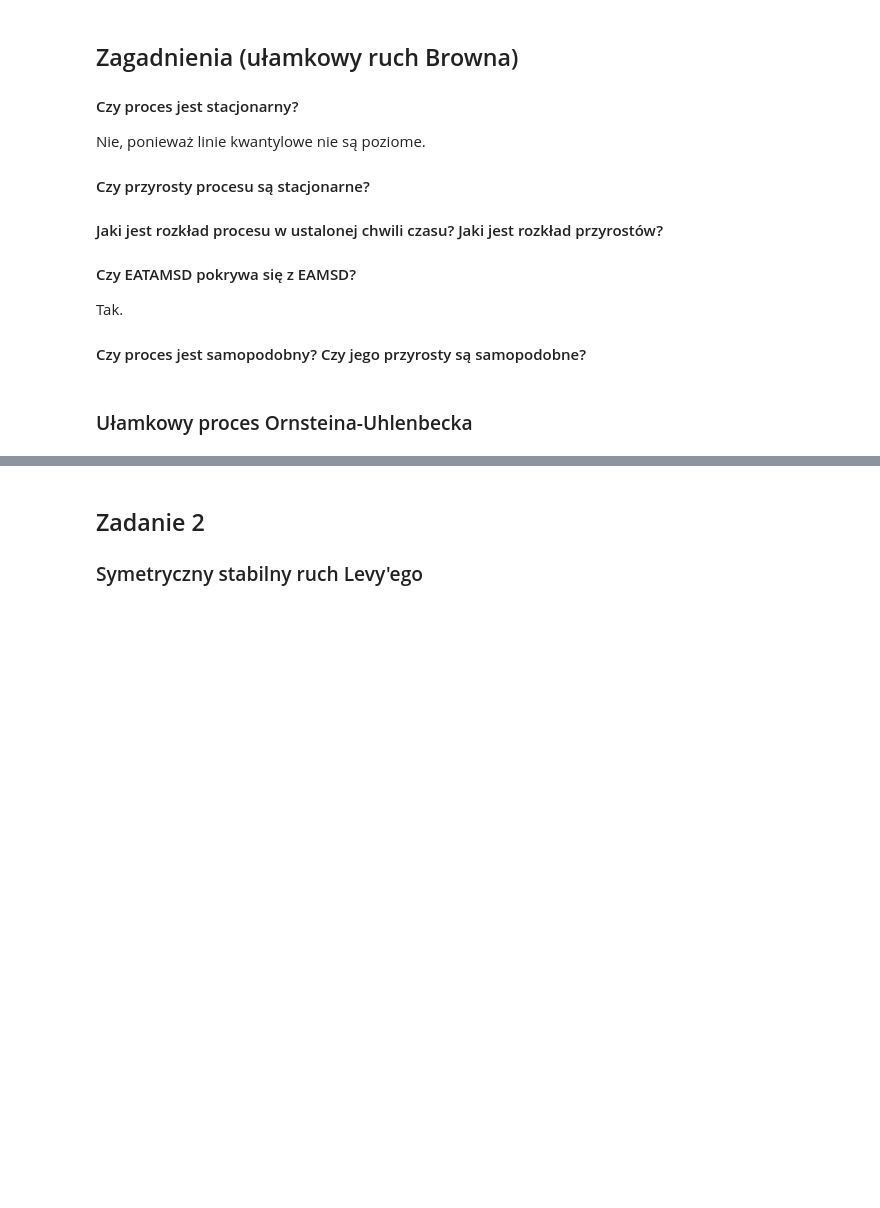
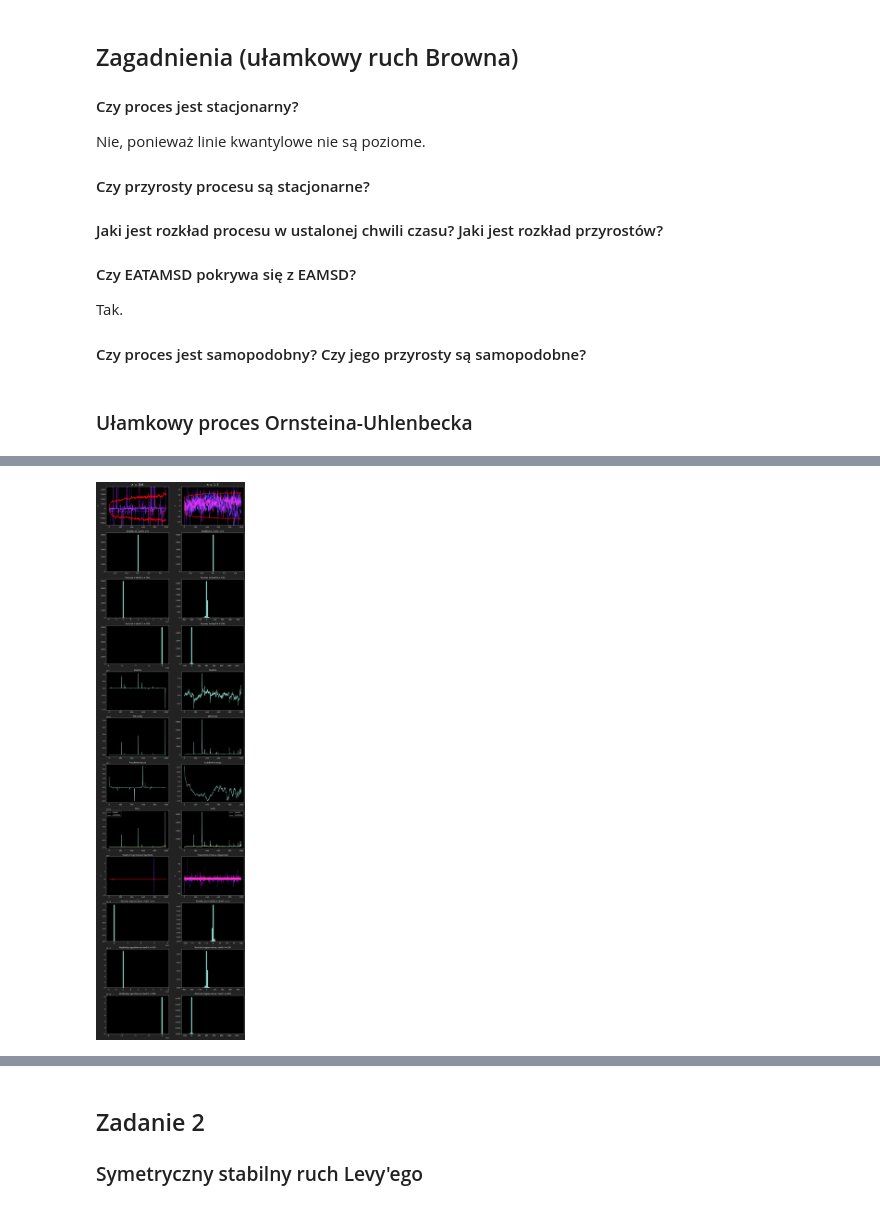
Before and after one commit to BartoszMichalak13/Raports-CSoSP, a Jupyter notebook: ksps_r3_242504_268429.ipynb, the cells around one changed output, grey strips where cells are left out. Cells and saved outputs as stored; diff of their text form; code cells hidden in the pictures; blank space fills up the shorter version.

```diff
--- a/ksps_r3_242504_268429.ipynb
+++ b/ksps_r3_242504_268429.ipynb
@@ -364 +413,82 @@ def get_lamperti_transformed_proc(a, B, proc_len, dt):
+# %%
+a_vals = [0.6, 1.7]
+trajectories_count = 5000
+draw_trajectories = 6
+sim_len = 1000
+dt = 0.01
+
+fig, axes = plt.subplots(12, 2, figsize=(15, 60), facecolor="#222222")
+
+for i, a in enumerate(tqdm(a_vals, desc=f"Simulating trajectories: ")):
+    proc_vals = []
+    increments = []
+
+    for j in range(0, trajectories_count):
+        sim_v = get_flsm_proc(a, 0.0, sim_len, dt)
+        proc_vals.append(sim_v)
+        increments.append(get_increments_proc(sim_v))
+        if j < draw_trajectories:
+            axes[0, i].plot(sim_v, linewidth=1, color=traj_colors[j])
+            axes[8, i].plot(increments[-1], linewidth=1, color=traj_colors[j])
+
+
+    proc_vals = np.array(proc_vals)
+    increments = np.array(increments)
+
+    mean, var, q05, q95 = get_proc_stats(proc_vals)
+    mean_inc, var_inc, q05_inc, q95_inc = get_proc_stats(increments)
+    a_cod = get_auto_codifference(proc_vals[0])
+    a_cov = get_auto_covariance(proc_vals[0])
+    eamsd, eatamsd = get_msd(proc_vals)
+
+    axes[0, i].plot(q05, color="red", label="Linie kwantylowe", linewidth=2)
+    axes[0, i].plot(q95, color="red", linewidth=2)
+    axes[0, i].set_xlabel("t")
+    axes[0, i].set_ylabel("X")
+    axes[0, i].set_title(f"a = {a}", fontsize=20)
+    # if i == 0:
+    axes[0, i].set_ylim(1.5*q05[-1], 1.5*q95[-1])
+      # axes[0, i].set_ylim(-100, 100)
+
+    axes[1, i].hist(proc_vals[:,0], bins=50)
+    axes[1, i].set_title("Rozkład w chwili t = 0")
+
+    axes[2, i].hist(proc_vals[:,sim_len//2], bins=50)
+    axes[2, i].set_title(f"Rozkład w chwili t = {sim_len//2}")
+
+    axes[3, i].hist(proc_vals[:,sim_len-1], bins=50)
+    axes[3, i].set_title(f"Rozkład w chwili t = {sim_len-1}")
+
+    axes[4, i].plot(mean)
+    axes[4, i].set_title("Średnia")
+
+    axes[5, i].plot(var)
+    axes[5, i].set_title("Wariancja")
+
+    axes[6, i].plot(a_cov)
+    axes[6, i].set_title("Autokowariancja")
+
+    axes[7, i].plot(eamsd, label="EAMSD")
+    axes[7, i].plot(eatamsd, label="EATAMSD")
+    axes[7, i].set_title("MSD")
+    axes[7, i].legend()
+
+    axes[8, i].plot(q05_inc, color="red", label="Linie kwantylowe", linewidth=2)
+    axes[8, i].plot(q95_inc, color="red", linewidth=2)
+    axes[8, i].set_xlabel("t")
+    axes[8, i].set_ylabel("X")
+    axes[8, i].set_title(f"Trajektorie procesu przyrostów")
+
+    axes[9, i].hist(increments[:,0], bins=50, density=True)
+    axes[9, i].set_title("Rozkład przyrostów w chwili t = 0")
+
+    axes[10, i].hist(proc_vals[:,sim_len//2], bins=50, density=True)
+    axes[10, i].set_title(f"Rozkład przyrostów w chwili t = {sim_len//2}")
+
+    axes[11, i].hist(proc_vals[:,sim_len-1], bins=50, density=True)
+    axes[11, i].set_title(f"Rozkład przyrostów w chwili t = {sim_len-1}")
+
+plt.show()
+# %% [output]
+[figure, added]
 # %% [markdown]
```
Also changed, not shown: parts of 8 cells of this notebook.
